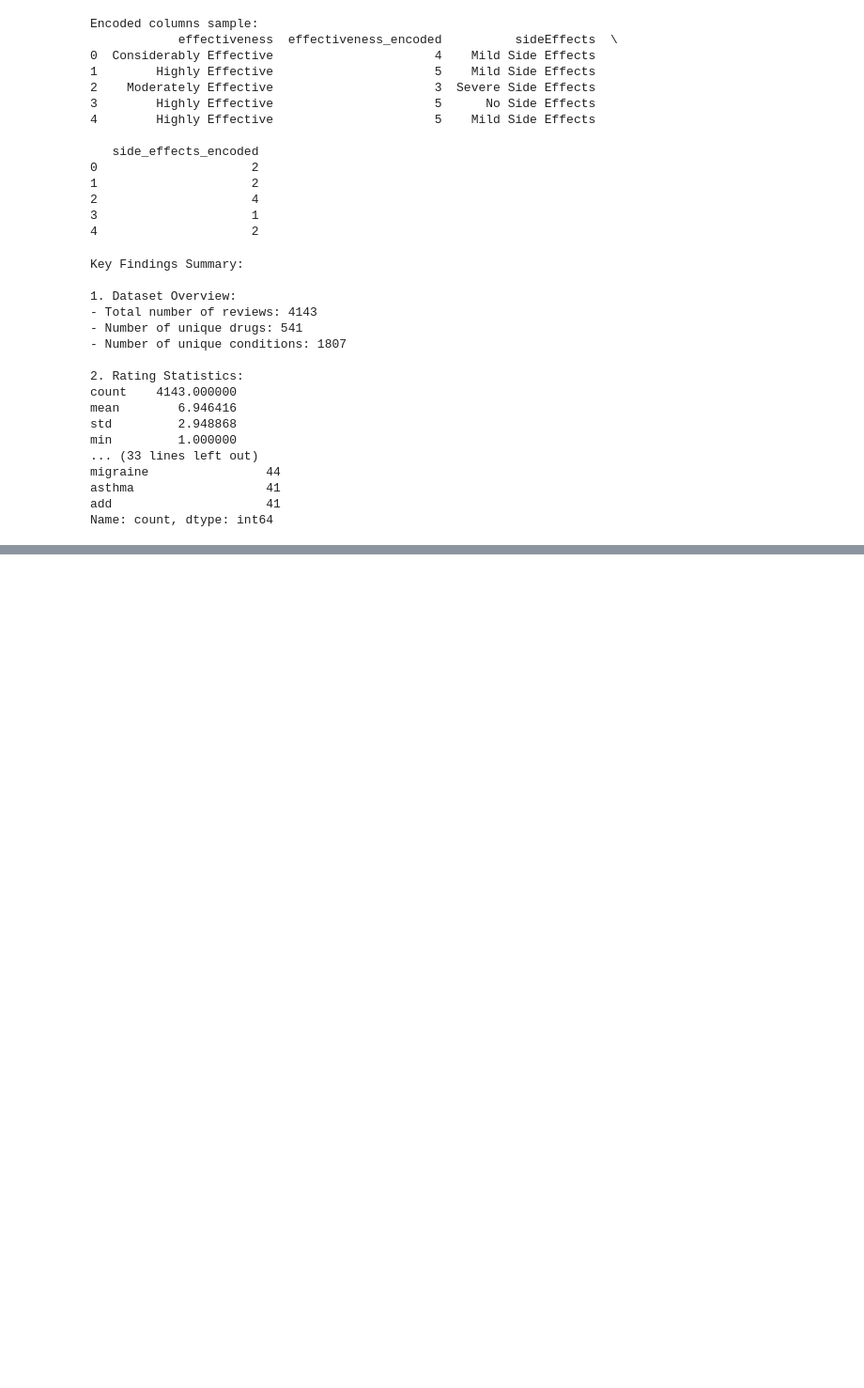
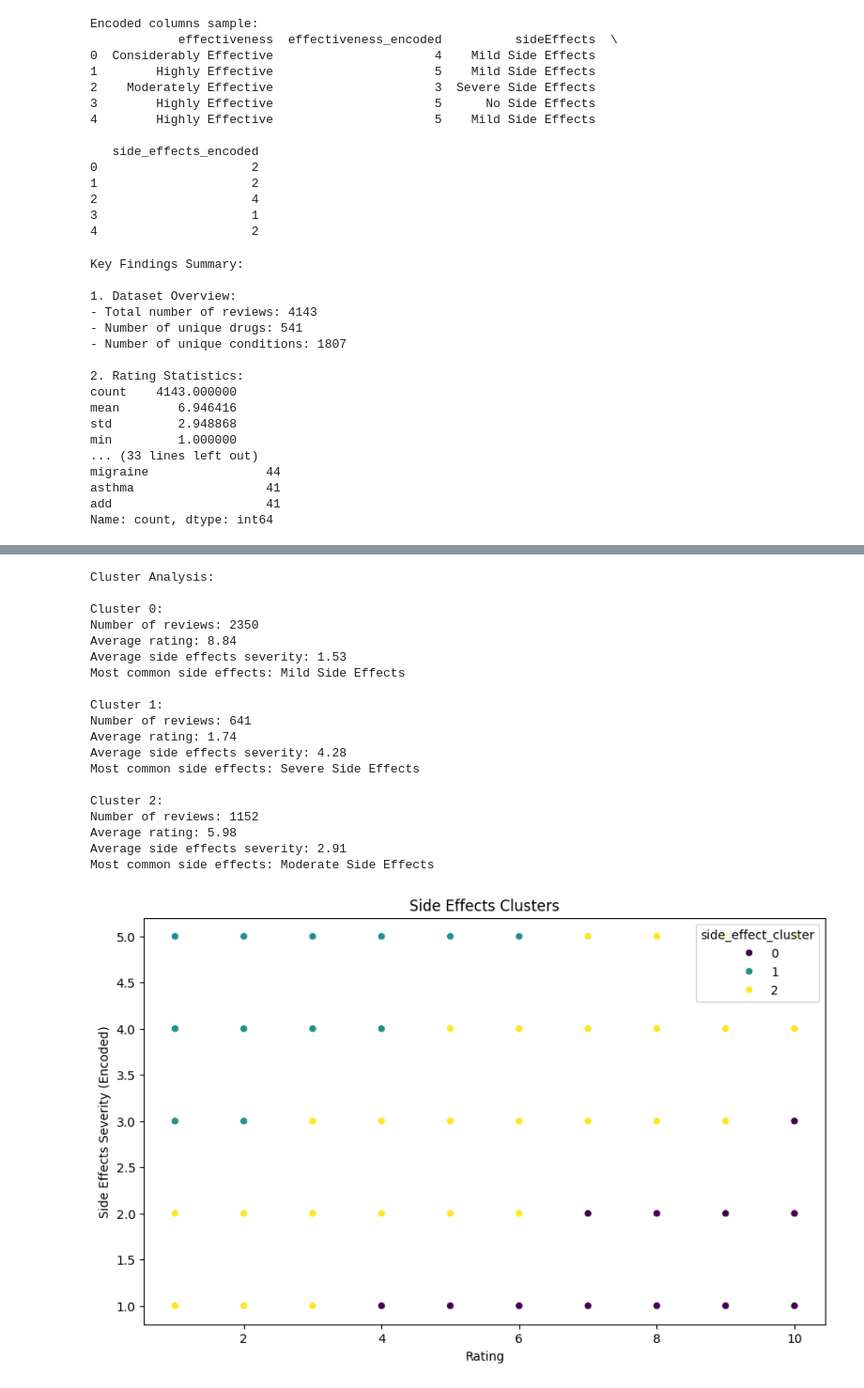
Before and after one commit to clappy203/AAI_501_Project, a Jupyter notebook: eda/eda.ipynb, the cells around one changed output, grey strips where cells are left out. Shown at 94% size. Cells and saved outputs as stored; diff of their text form; code cells hidden in the pictures; blank space fills up the shorter version.

```diff
--- a/eda/eda.ipynb
+++ b/eda/eda.ipynb
@@ -472,0 +761,68 @@ df_combined.to_csv('drug_reviews_processed.csv', index=False)
+# %%
+import pandas as pd
+import numpy as np
+import matplotlib.pyplot as plt
+import seaborn as sns
+from sklearn.cluster import KMeans
+from sklearn.preprocessing import StandardScaler
+
+# Encode side effects severity
+side_effects_mapping = {
+    'No Side Effects': 1,
+    'Mild Side Effects': 2,
+    'Moderate Side Effects': 3,
+    'Severe Side Effects': 4,
+    'Extremely Severe Side Effects': 5
+}
+df_combined['side_effects_encoded'] = df_combined['sideEffects'].map(side_effects_mapping)
+
+# Prepare features for clustering
+features = df_combined[['rating', 'side_effects_encoded']].copy()
+
+# Scale the features
+scaler = StandardScaler()
+scaled_features = scaler.fit_transform(features)
+
+# Perform clustering
+kmeans = KMeans(n_clusters=3, random_state=42)
+df_combined['side_effect_cluster'] = kmeans.fit_predict(scaled_features)
+
+# Analyze clusters
+print("\nCluster Analysis:")
+for cluster in range(3):
+    cluster_data = df_combined[df_combined['side_effect_cluster'] == cluster]
+    print(f"\nCluster {cluster}:")
+    print(f"Number of reviews: {len(cluster_data)}")
+    print(f"Average rating: {cluster_data['rating'].mean():.2f}")
+    print(f"Average side effects severity: {cluster_data['side_effects_encoded'].mean():.2f}")
+    print(f"Most common side effects: {cluster_data['sideEffects'].mode()[0]}")
+
+# Visualize clusters
+plt.figure(figsize=(10, 6))
+sns.scatterplot(data=df_combined, x='rating', y='side_effects_encoded',
+                hue='side_effect_cluster', palette='viridis')
+plt.title('Side Effects Clusters')
+plt.xlabel('Rating')
+plt.ylabel('Side Effects Severity (Encoded)')
+plt.show()
+# %% [output]
+Cluster Analysis:
+
+Cluster 0:
+Number of reviews: 2350
+Average rating: 8.84
+Average side effects severity: 1.53
+Most common side effects: Mild Side Effects
+
+Cluster 1:
+Number of reviews: 641
+Average rating: 1.74
+Average side effects severity: 4.28
+Most common side effects: Severe Side Effects
+
+Cluster 2:
+Number of reviews: 1152
+Average rating: 5.98
+Average side effects severity: 2.91
+Most common side effects: Moderate Side Effects
+[figure, added]
```
Also changed, not shown: parts of 9 cells of this notebook, 7 other files.
